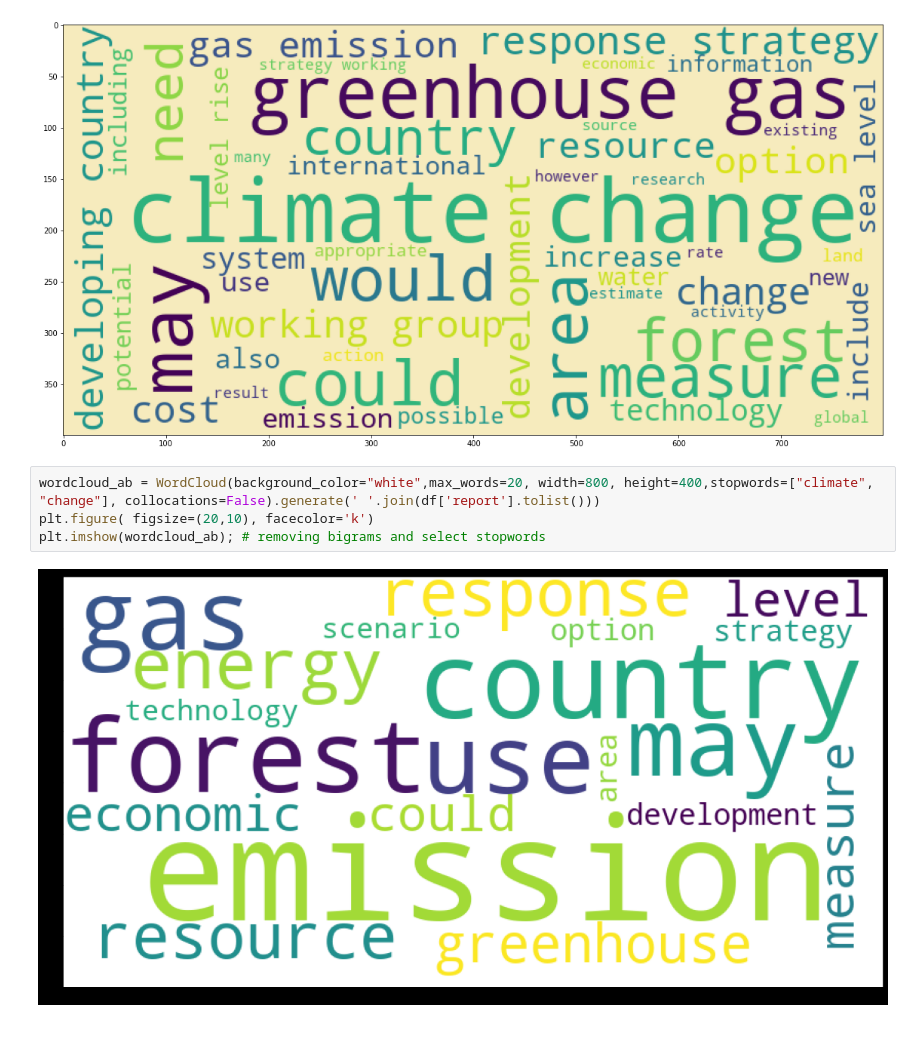
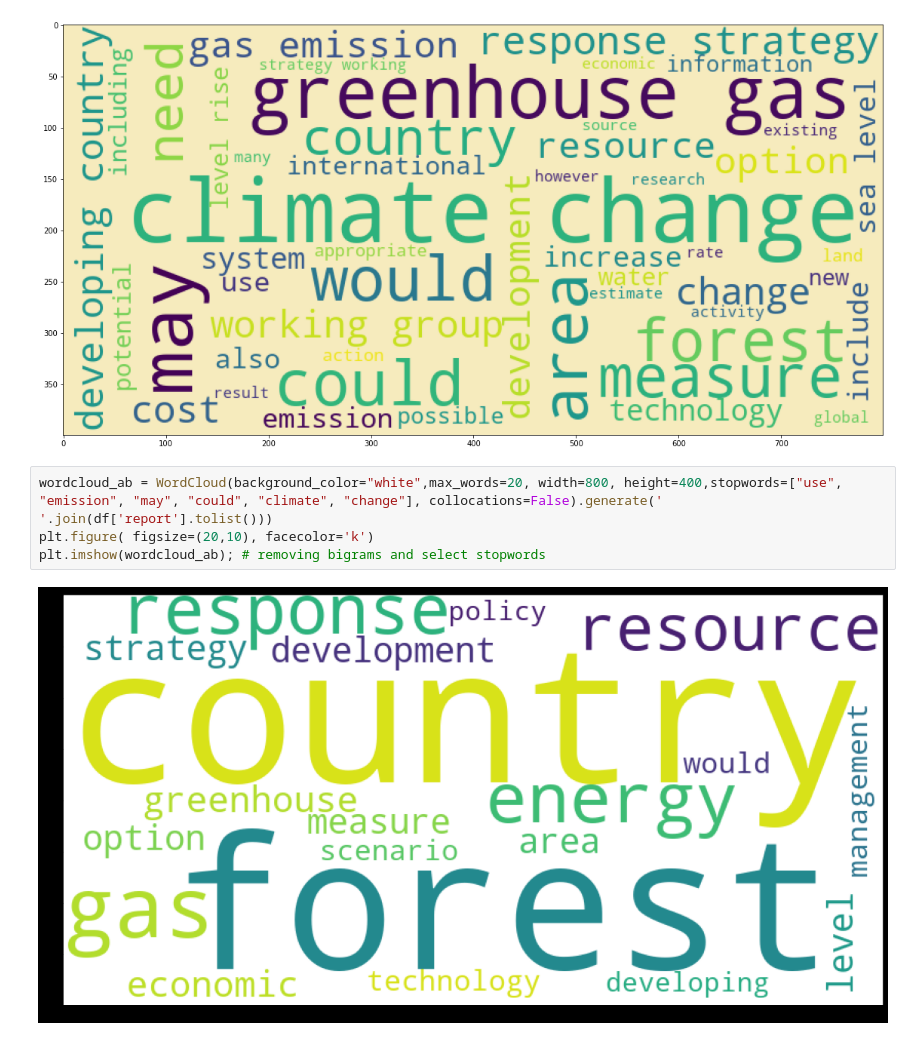
Before and after one commit to morgwork/Distantly-Reading-IPCC-Reports, a Jupyter notebook: IPCCM1_(4_21).ipynb, the cells around one changed output. Cells and saved outputs as stored; diff of their text form.

```diff
--- a/IPCCM1_(4_21).ipynb
+++ b/IPCCM1_(4_21).ipynb
@@ -235,11 +235,11 @@ plt.imshow(wordcloud);
 # %% [output]
 [figure]
 # %%
-wordcloud_ab = WordCloud(background_color="white",max_words=20, width=800, height=400,stopwords=["climate", "change"], collocations=False).generate(' '.join(df['report'].tolist()))
+wordcloud_ab = WordCloud(background_color="white",max_words=20, width=800, height=400,stopwords=["use", "emission", "may", "could", "climate", "change"], collocations=False).generate(' '.join(df['report'].tolist()))
 plt.figure( figsize=(20,10), facecolor='k')
 plt.imshow(wordcloud_ab); # removing bigrams and select stopwords
 # %% [output]
-[figure, old version]
+[figure, new version]
 # %%
 occurrences = MC9.count("climate")
 print("Number of times the word \'climate\' appears:", occurrences)
```
Also changed, not shown: parts of 2 cells of this notebook.
